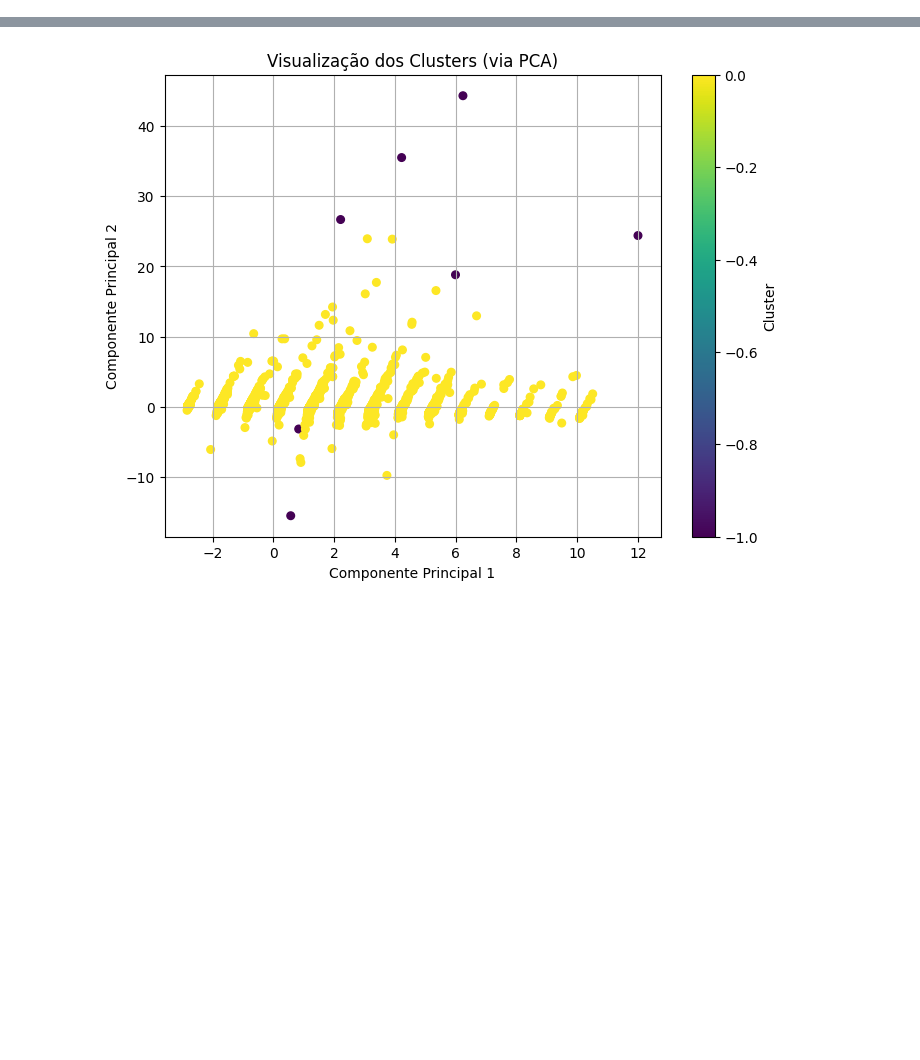
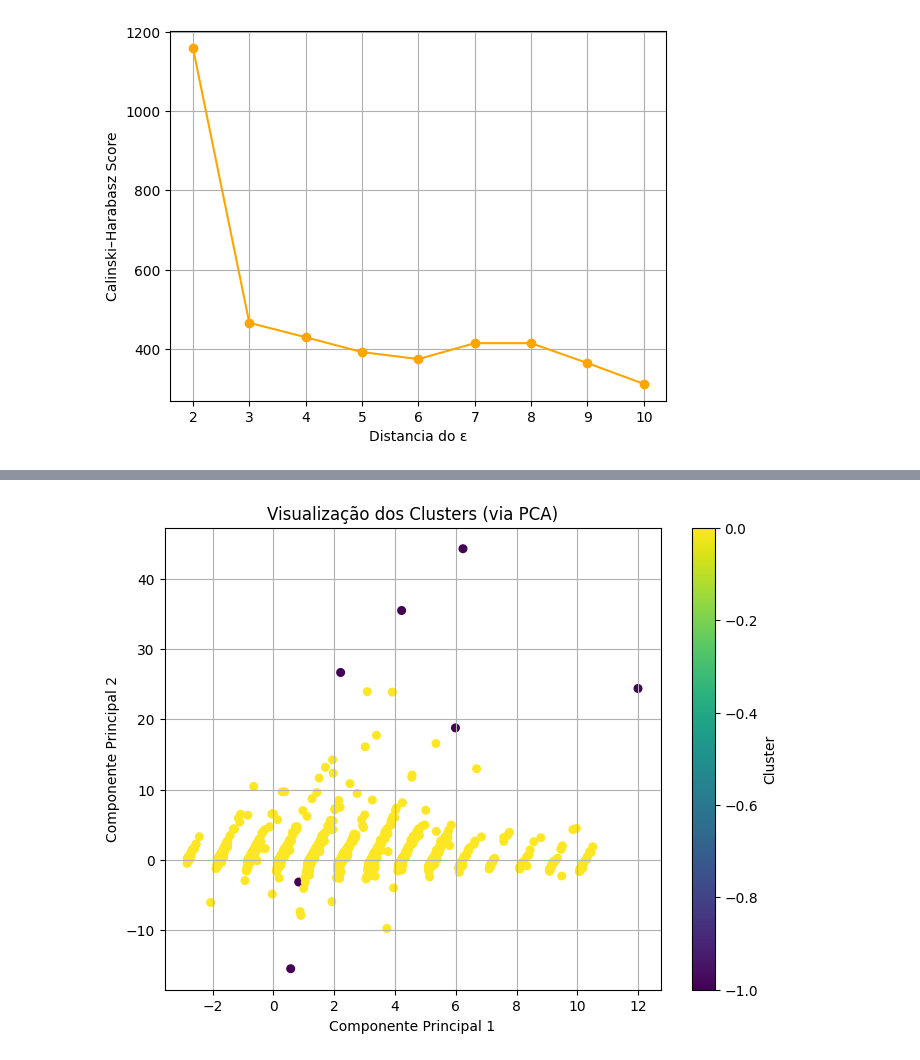
Before and after one commit to PedrocsGalindo/client_clustering, a Jupyter notebook: notebookes/DBSCAN.ipynb, the cells around one changed output, grey strips where cells are left out. Cells and saved outputs as stored; diff of their text form; code cells hidden in the pictures; blank space fills up the shorter version.

```diff
--- a/notebookes/DBSCAN.ipynb
+++ b/notebookes/DBSCAN.ipynb
@@ -27,3 +57,21 @@ data
+# %%
+# Lista para armazenar os scores
+ch_scores = []
+
+# Testa k de 2 até 10
+for ep in range(2, 11):
+    clustering = DBSCAN(eps=ep, min_samples=15).fit(data)
+    score = calinski_harabasz_score(data, clustering.labels_)
+    ch_scores.append(score)
+
+# Plotando os scores
+plt.plot(range(2, 11), ch_scores, marker='o', color='orange')
+plt.xlabel('Distancia do ε')
+plt.ylabel('Calinski–Harabasz Score')
+plt.grid(True)
+plt.show()
+# %% [output]
+[figure, added]
 # %%
 #segundo as metricas 10 é melhor
 clustering = DBSCAN(eps=10, min_samples=15).fit(data)
```
Also changed, not shown: parts of 4 cells of this notebook.
